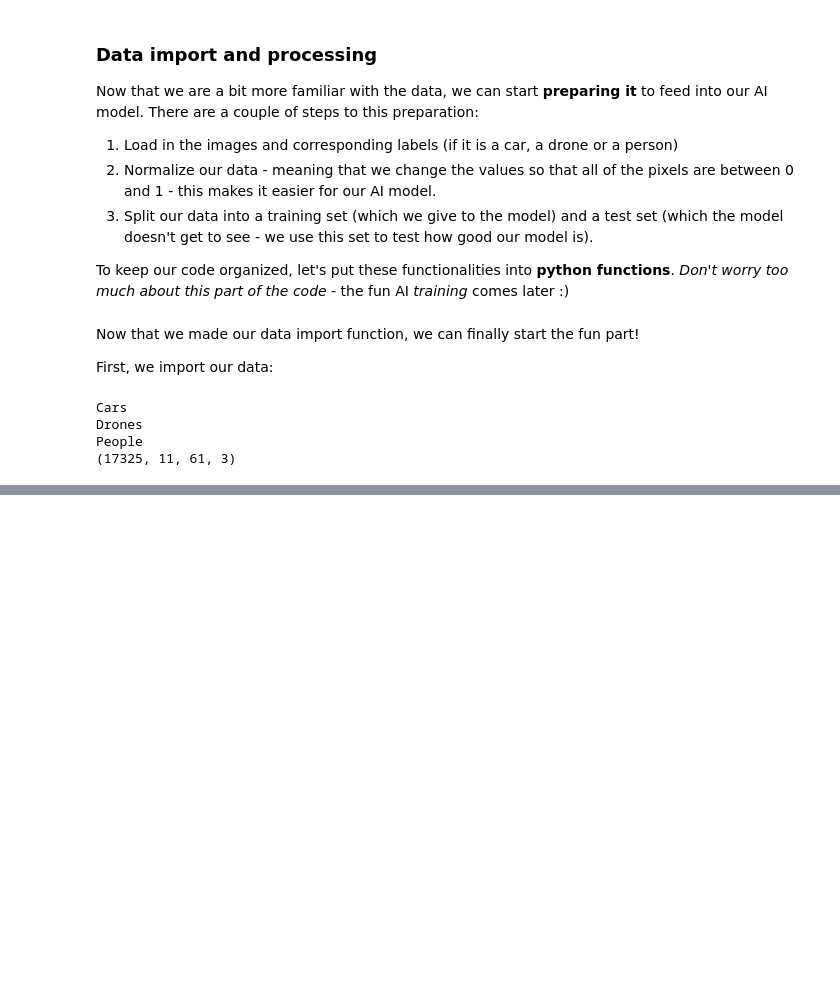
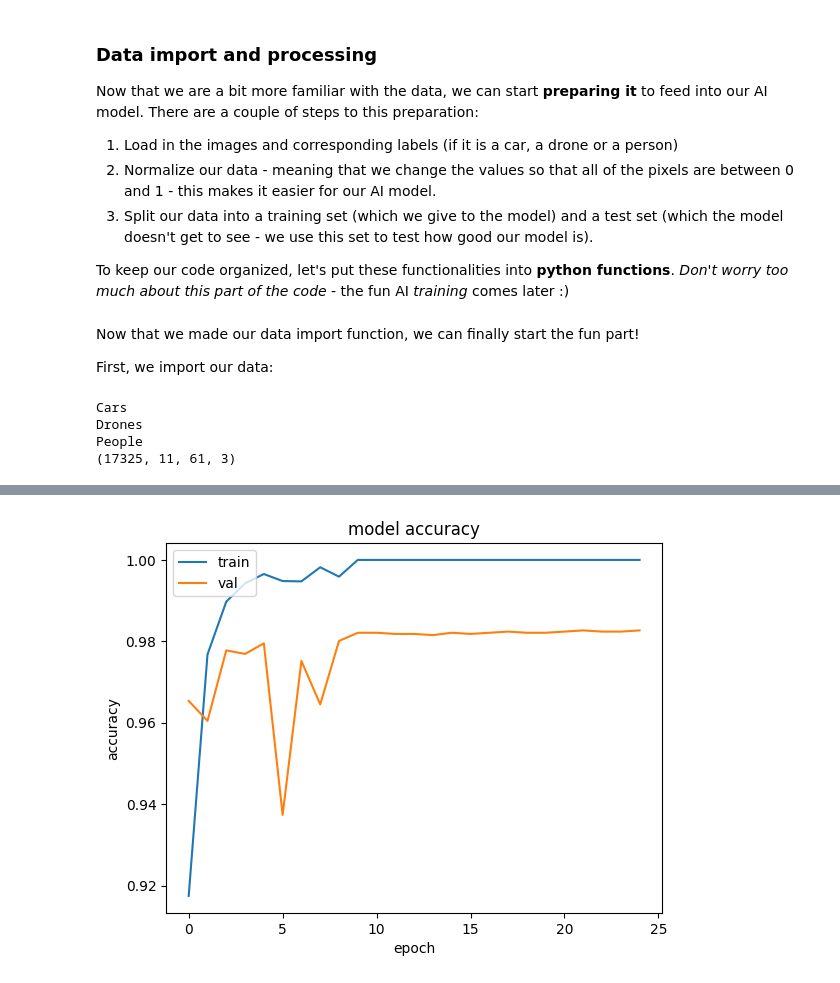
Before and after one commit to liavaldetaro/RadarDataset, a Jupyter notebook: RadarDataset.ipynb, the cells around one changed output, grey strips where cells are left out. Drawn from its saved outputs; the diff is of its cells as text; code cells hidden in the pictures; blank space fills up the shorter version.

```diff
--- a/RadarDataset.ipynb
+++ b/RadarDataset.ipynb
@@ -178,0 +213,7 @@ Now that our data is imported
+# %%
+input_shape = X_train.shape[1:]
+
+model = define_cnn_model(input_shape=input_shape)
+
+# Print a model summary
+model.summary()
@@ -178,0 +242,13 @@ Now that our data is imported
+# %%
+model.compile(optimizer=Adam(),
+              loss="sparse_categorical_crossentropy",
+              metrics=["accuracy"]
+              )
+
+history = model.fit(
+    X_train,
+    y_train,
+    epochs=25,
+    batch_size=64,
+    validation_data=(X_test, y_test),
+    verbose=1)
@@ -178,0 +273,10 @@ Now that our data is imported
+# %%
+plt.plot(history.history['accuracy'])
+plt.plot(history.history['val_accuracy'])
+plt.title('model accuracy')
+plt.ylabel('accuracy')
+plt.xlabel('epoch')
+plt.legend(['train', 'val'], loc='upper left')
+plt.show()
+# %% [output]
+[figure, added]
```
Also changed, not shown: parts of 7 cells of this notebook.
